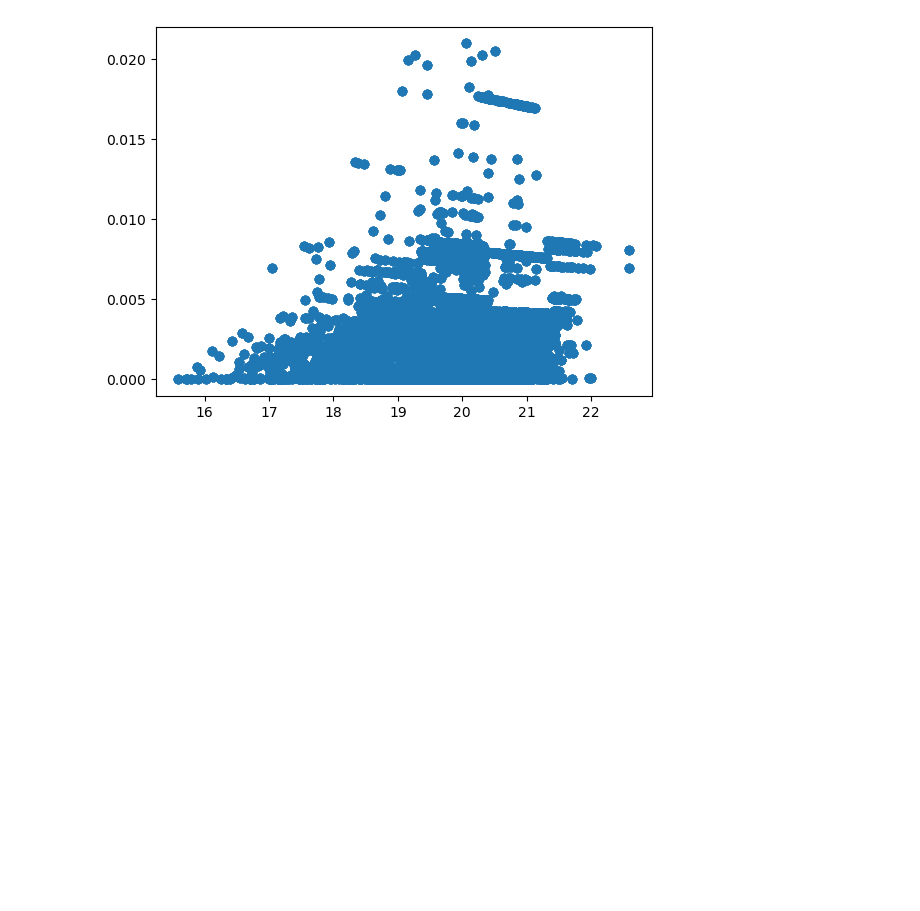
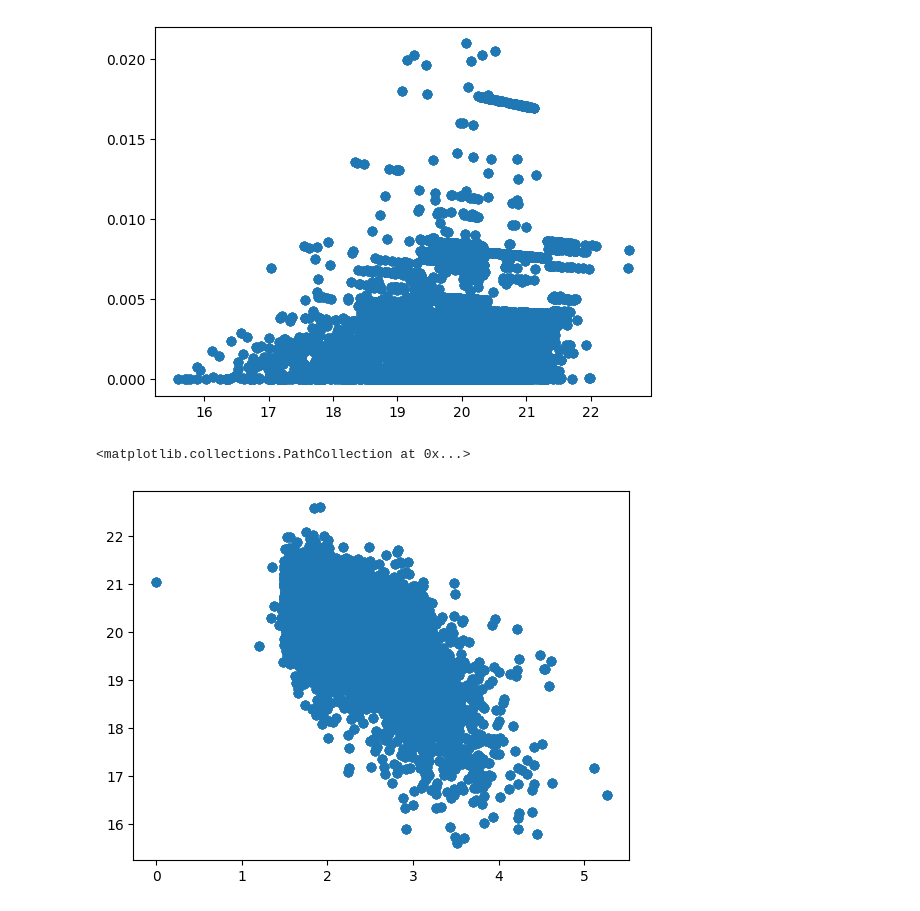
Before and after one commit to bingyanliang/stat-775-final, a Jupyter notebook: hierarchical-regression/regression-model.ipynb, the cells around one changed output. Cells and saved outputs as stored; diff of their text form; code cells hidden in the pictures; blank space fills up the shorter version.

Commit message:
linear plots added
Added scatter plots to check for linear relationships between columns.
The best relationship could be seen between
m20_i and  mag_sersic
and,
mag_sersic and median_z

```diff
--- a/hierarchical-regression/regression-model.ipynb
+++ b/hierarchical-regression/regression-model.ipynb
@@ -111,6 +174,15 @@ Index(['template_id', 'median_z', 'mean_z', 'minchi2', 'mode_z', 'z_sigma68',
 median_z = data_mags["median_z"]
 mag_sersic = data_mags["mag_sersic_i"]
 mag_cal = data_mags["mag_cal_i"]
+
+concentration_i = data_mags['concentration_i']
+asymmetry_i = data_mags['asymmetry_i']
+concentration_i = data_mags['concentration_i']
+clumpiness_i = data_mags['clumpiness_i']
+gini_i = data_mags['gini_i']
+m20_i = data_mags['m20_i']
+re_sersic_i = data_mags['re_sersic_i']
+concentration_i = data_mags['concentration_i']
 # %%
 mag_ratio = np.abs(mag_cal) / mag_sersic
 # %%
@@ -118,3 +190,8 @@ plt.scatter(mag_sersic, mag_ratio)
 # %% [output]
 <matplotlib.collections.PathCollection at 0x...>
 [figure]
+# %%
+plt.scatter(concentration_i, mag_sersic)
+# %% [output]
+<matplotlib.collections.PathCollection at 0x...>
+[figure, added]
```
Also changed, not shown: parts of 12 cells of this notebook, 1 other file.
